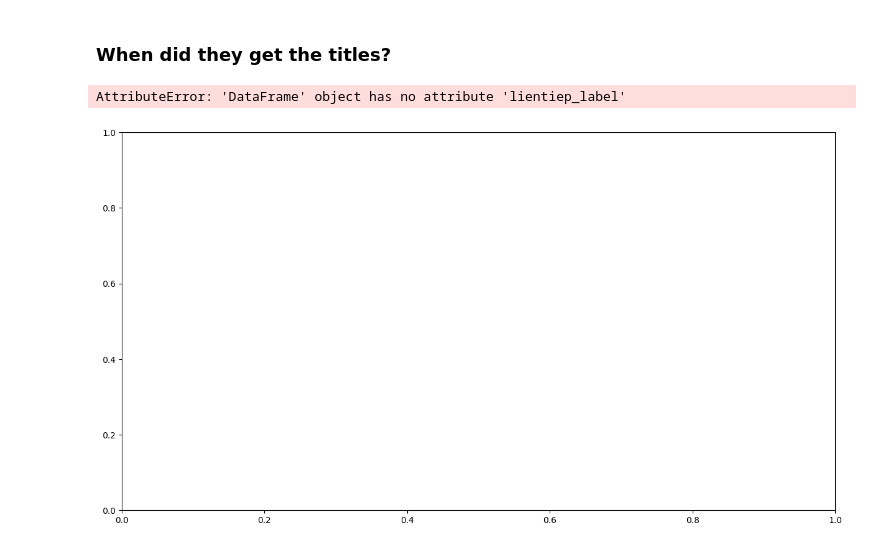
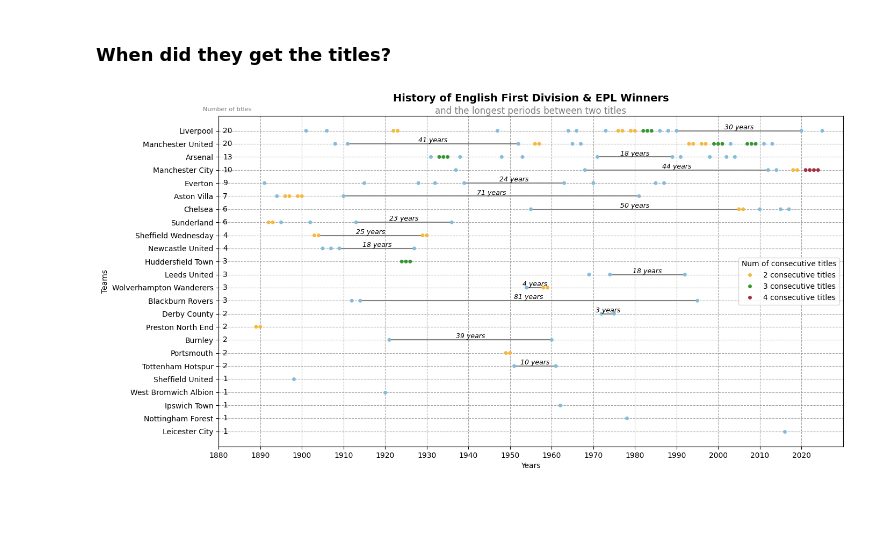
Before and after one commit to rayonjuly/rayopublic, a Jupyter notebook: 7. Longest period between EPL Titles/11. Longest period between EPL titles/longest_period_between_EPL_titles.ipynb, the cells around one changed output. Saved outputs shown, nothing was run; the diff lists cells and outputs as text; code cells hidden in the pictures; blank space fills up the shorter version.

```diff
--- a/7. Longest period between EPL Titles/11. Longest period between EPL titles/longest_period_between_EPL_titles.ipynb
+++ b/7. Longest period between EPL Titles/11. Longest period between EPL titles/longest_period_between_EPL_titles.ipynb
@@ -62,2 +63,0 @@ df
-# %%
-df = del_column(df, ['lientiep_label'])
@@ -74,5 +78,10 @@ def label_consecutive(manu):
 
     return manu.drop(columns= ['lientiep_group'])
 
-df.groupby('champion', group_keys=False).apply(label_consecutive)
+# df.merge(
+#     df.groupby('champion', group_keys=False).apply(label_consecutive, include_groups=False)
+#     ,on = 'season'
+# )
+df = df.groupby('champion', group_keys=False).apply(label_consecutive).sort_values(by = 'season', ignore_index= True)
+df
 # %% [output]
@@ -92,10 +103,11 @@ df.groupby('champion', group_keys=False).apply(label_consecutive)
 # %%
-largest_gap = df[df.gap > 1].groupby('champion')['gap'].max()
-df['largest_gap'] = df.apply(lambda row: "largest_gap" if row['gap'] == largest_gap.get(row['champion'], -1) else "", axis = 1)
-largest_gap_df = df[df.largest_gap == 'largest_gap'].drop_duplicates(subset='champion', keep='last')
+# largest_gap = df[df.gap > 1].groupby('champion')['gap'].max()
+# df['largest_gap'] = df.apply(lambda row: "largest_gap" if row['gap'] == largest_gap.get(row['champion'], -1) else "", axis = 1)
+# largest_gap_df = df[df.largest_gap == 'largest_gap'].drop_duplicates(subset='champion', keep='last')
 # %%
 # largest_gap
-laragest_gap = df[df.gap > 1].groupby('champion').gap.max()
+largest_gap = df[df.gap > 1].groupby('champion').gap.max()
 df['largest_gap'] = df.apply(lambda df_: "largest_gap" if df_['gap'] == largest_gap.get(df_['champion'], -1) else "", axis=1)
-df[df.largest_gap == 'largest_gap'].drop_duplicates(subset = 'champion', keep='last')
+largest_gap_df = df[df.largest_gap == 'largest_gap'].drop_duplicates(subset = 'champion', keep='last')
+largest_gap_df
 # %% [output]
@@ -213,33 +225,39 @@ sns.stripplot(
 
 for i, (index, row) in enumerate(largest_gap_df.iterrows()):
     plt.plot([row['season_end'], row['next_win']], [row['champion'], row['champion']], color = 'grey')
     plt.text(
         x = (row['season_end'] + row['next_win'])/2
         , y = row['champion'], s = str(int(row['gap'])) + ' years'
         , fontsize = 9
         , ha = 'center'
         , va = 'bottom'
         , style = 'italic'
     )
 
 ax.legend(title = 'Num of consecutive titles')
 ax.set_title('History of English First Division & EPL Winners', fontweight = 'bold', fontsize = 14, y = 1.03)
 ax.text(0.5, 1, "and the longest periods between two titles",
         ha="center", va="bottom", transform=ax.transAxes, fontsize=12, color="gray")
-# ax.sup
+
 ax.set_xlabel('Years')
 ax.set_ylabel('Teams')
 ax.set_xlim((min_x, max_x))
 ax.set_xticks(range(min_x, max_x, 10))
 
 plt.grid(axis="y", color="grey", linestyle="--", alpha=0.7)
 plt.grid(axis="x", color="grey", linestyle="--", alpha=0.7)
 
 for i, val in enumerate(champion_value_count):
     plt.text(x = min_x+1, y = champion_value_count.index[i], s = str(val), va = 'center')
 
+ax.annotate(
+    arrowprops=dict(arrowstyle = "->")
+    ,text = ""
+    ,xy = (1,1)
+)
+
+plt.text(min_x + 2, y = -1.5, s = "Number of titles", ha = "center", fontsize = 8, color = "gray")
 
 plt.show()
 # %% [output]
-AttributeError: 'DataFrame' object has no attribute 'lientiep_label'
-[figure, old version]
+[figure, new version]
```
Also changed, not shown: parts of 12 cells of this notebook, 2 other files.
